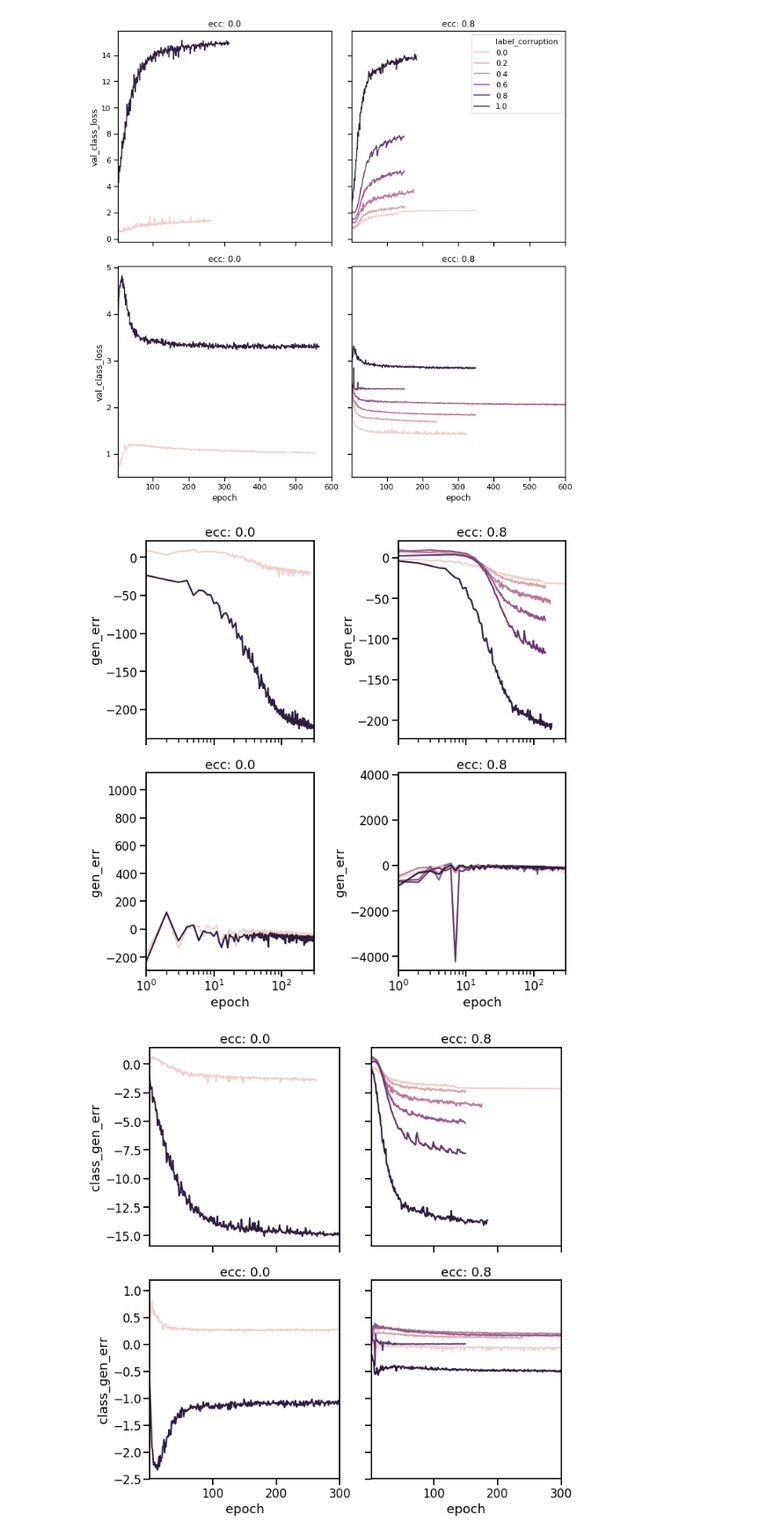
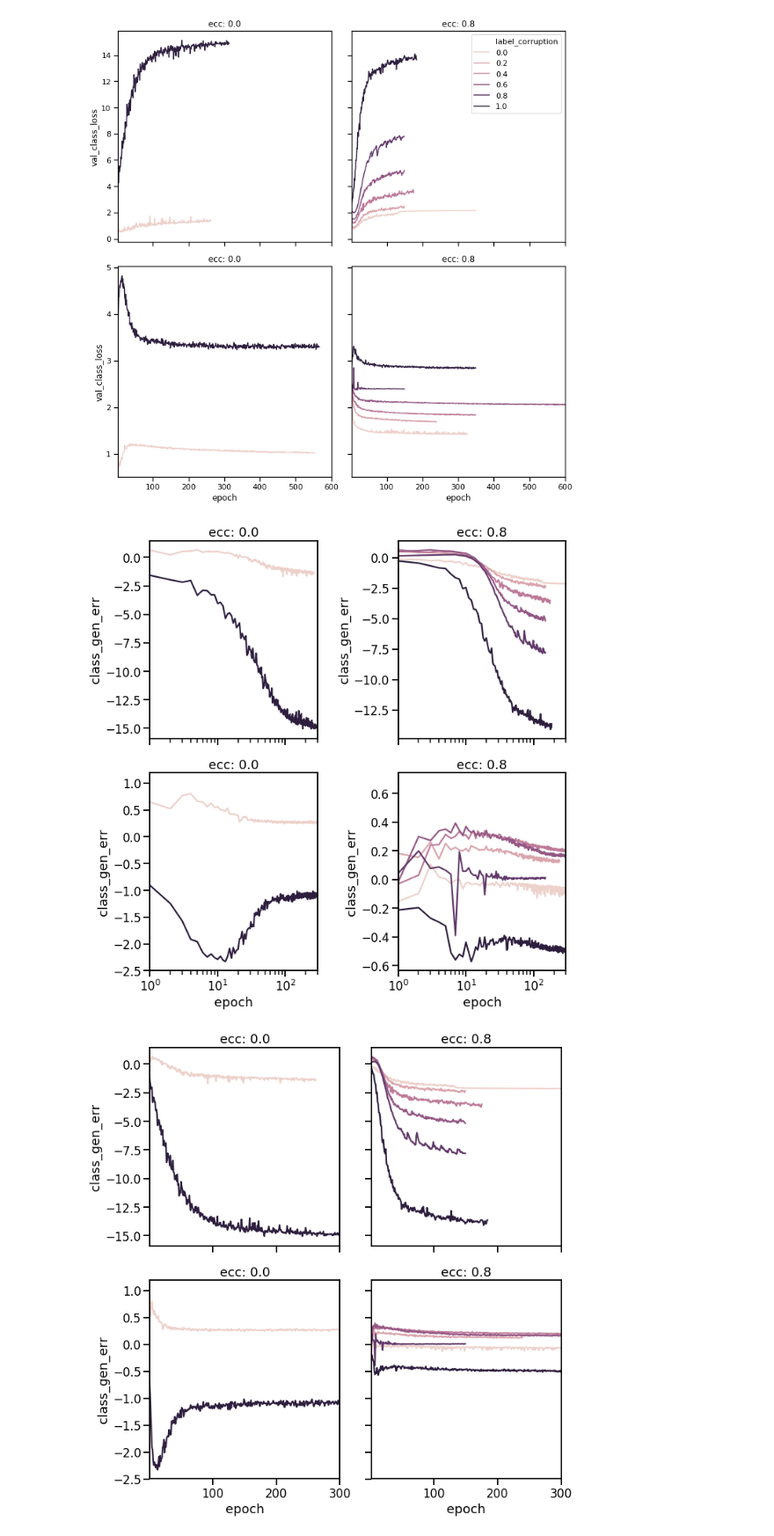
Before and after one commit to elijahc/vae, a Jupyter notebook: notebooks/corrupted_labels_small_z.ipynb, the cells around one changed output. Shown at 88% size. Cells and saved outputs as stored; diff of their text form; code cells hidden in the pictures.

```diff
--- a/notebooks/corrupted_labels_small_z.ipynb
+++ b/notebooks/corrupted_labels_small_z.ipynb
@@ -287,13 +290,13 @@ fig = recon_ecc_grid(metric='val_class_loss',sharey='row',
 [figure]
 # %%
 sns.set_context('talk')
-fig = recon_ecc_grid(metric='gen_err',
+fig = recon_ecc_grid(metric='class_gen_err',
                      subplot_kw={
                          'xscale':'log',
                          'xlim':(1,300)
                      },sharey=False,leg=None)
 # %% [output]
-[figure, old version]
+[figure, new version]
 # %%
 sns.set_context('talk')
 fig = recon_ecc_grid(metric='class_gen_err',
```
Also changed, not shown: parts of 6 cells of this notebook, 7 other files.
